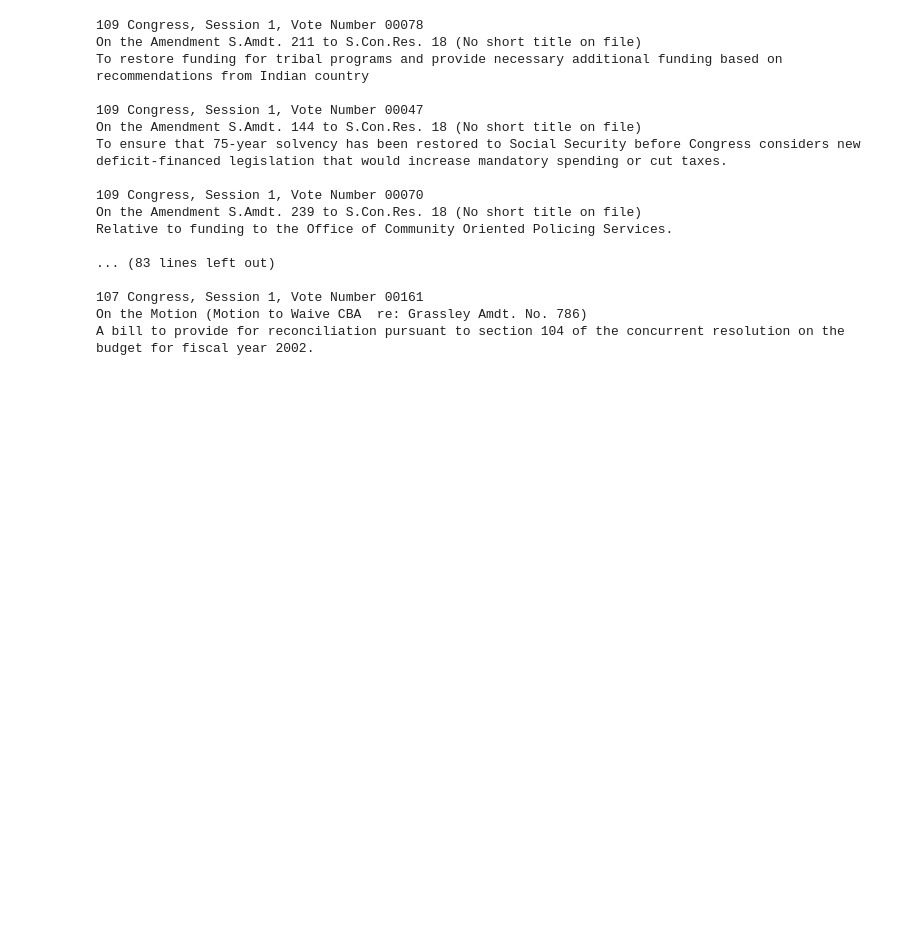
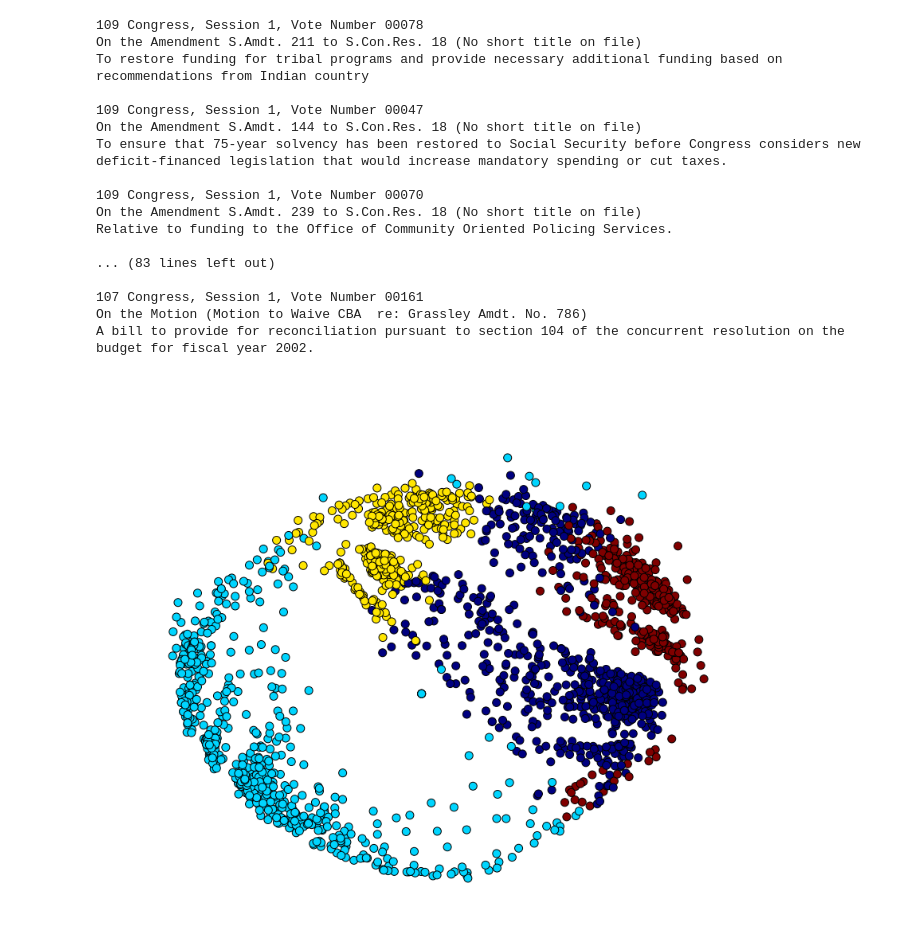
Before and after one commit to ashrestha91/senators, a Jupyter notebook: PartisanBills.ipynb, the cells around one changed output. Cells and saved outputs as stored; diff of their text form; code cells hidden in the pictures; blank space fills up the shorter version.

Commit message:
Add better partisanship graphs

```diff
--- a/PartisanBills.ipynb
+++ b/PartisanBills.ipynb
@@ -89,3 +89,40 @@ Relative to funding to the Office of Community Oriented Policing Services.
 107 Congress, Session 1, Vote Number 00161
 On the Motion (Motion to Waive CBA  re: Grassley Amdt. No. 786)
 A bill to provide for reconciliation pursuant to section 104 of the concurrent resolution on the budget for fiscal year 2002.
+# %%
+from sklearn.cluster import AgglomerativeClustering
+from sklearn.cluster import KMeans
+from sklearn.feature_extraction import DictVectorizer
+from sklearn.manifold import MDS
+import matplotlib.pyplot as plt
+import numpy as np
+import random
+
+def graph_bills(bills, model="agglomerative", k=3):
+    dict_vectorizer = DictVectorizer()
+    features = dict_vectorizer.fit_transform(bills)
+
+    if model == "agglomerative":
+        labels = AgglomerativeClustering(n_clusters=k).fit_predict(features.toarray())
+    elif model == "kmeans":
+        labels = KMeans(n_clusters=k).fit_predict(features)
+    return labels
+
+    matplotlib.rcParams['figure.figsize'] = (15.0,12.0)
+
+    mds = MDS()
+    coords = mds.fit_transform(features.toarray())
+    plot = plt.scatter(coords[:,0], coords[:,1], c=labels, s=100)
+    plt.axis("off")
+# %%
+obama_bills = defaultdict(dict)
+bill_names = dict()
+
+for cong in range(111,115):
+    for roll_call in coll.find({"congress": cong},{"raw":0}):
+        for member in roll_call["votes"]:
+            obama_bills[(cong, roll_call["session"],roll_call["vote_num"])][member["name"]] = member["vote_score"]
+# %%
+graph_bills([ vote for (cong,sess,vote_num),vote in obama_bills.items()], "agglomerative", 4)
+# %% [output]
+[figure, added]
```
Also changed, not shown: parts of 8 cells of this notebook.
